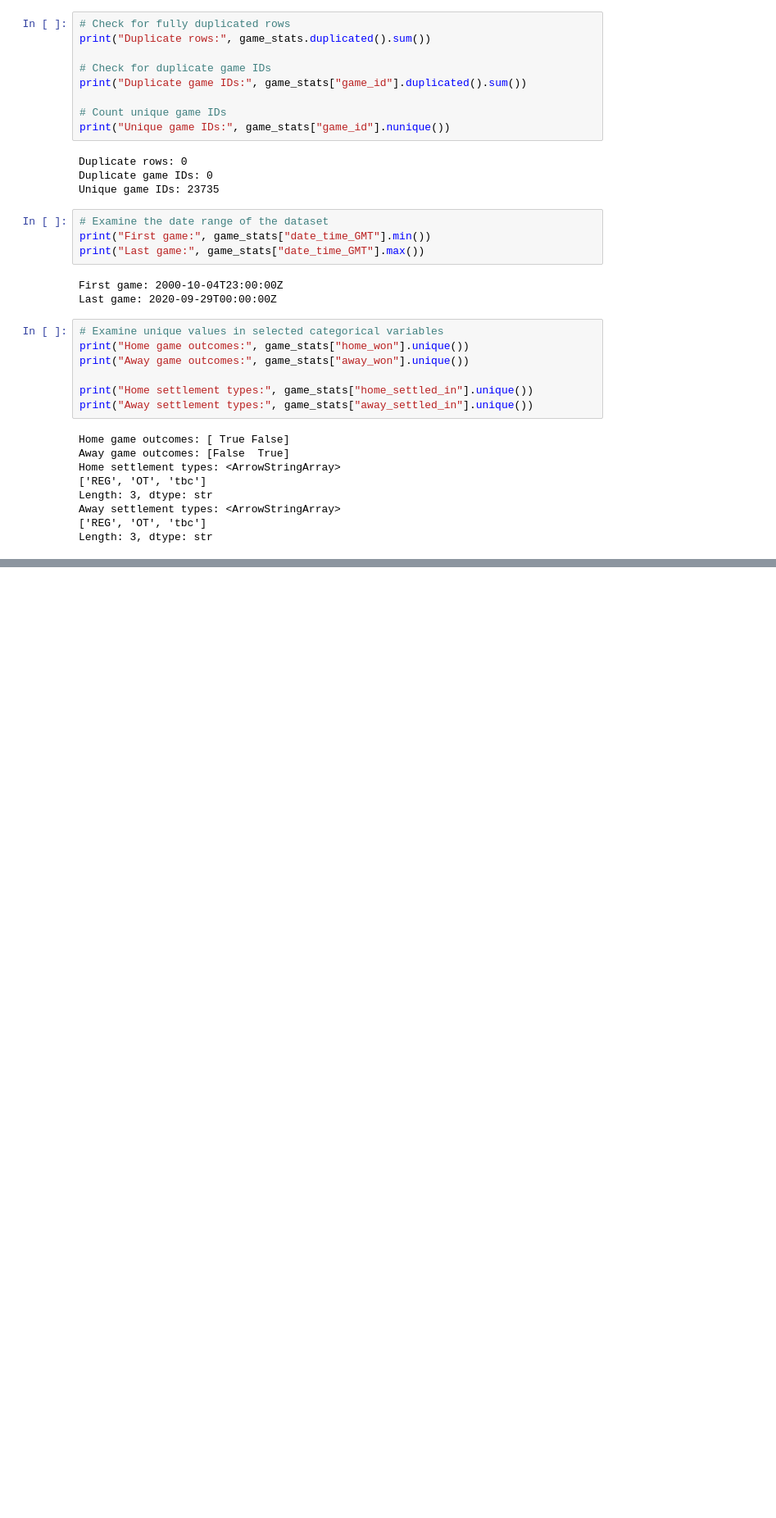
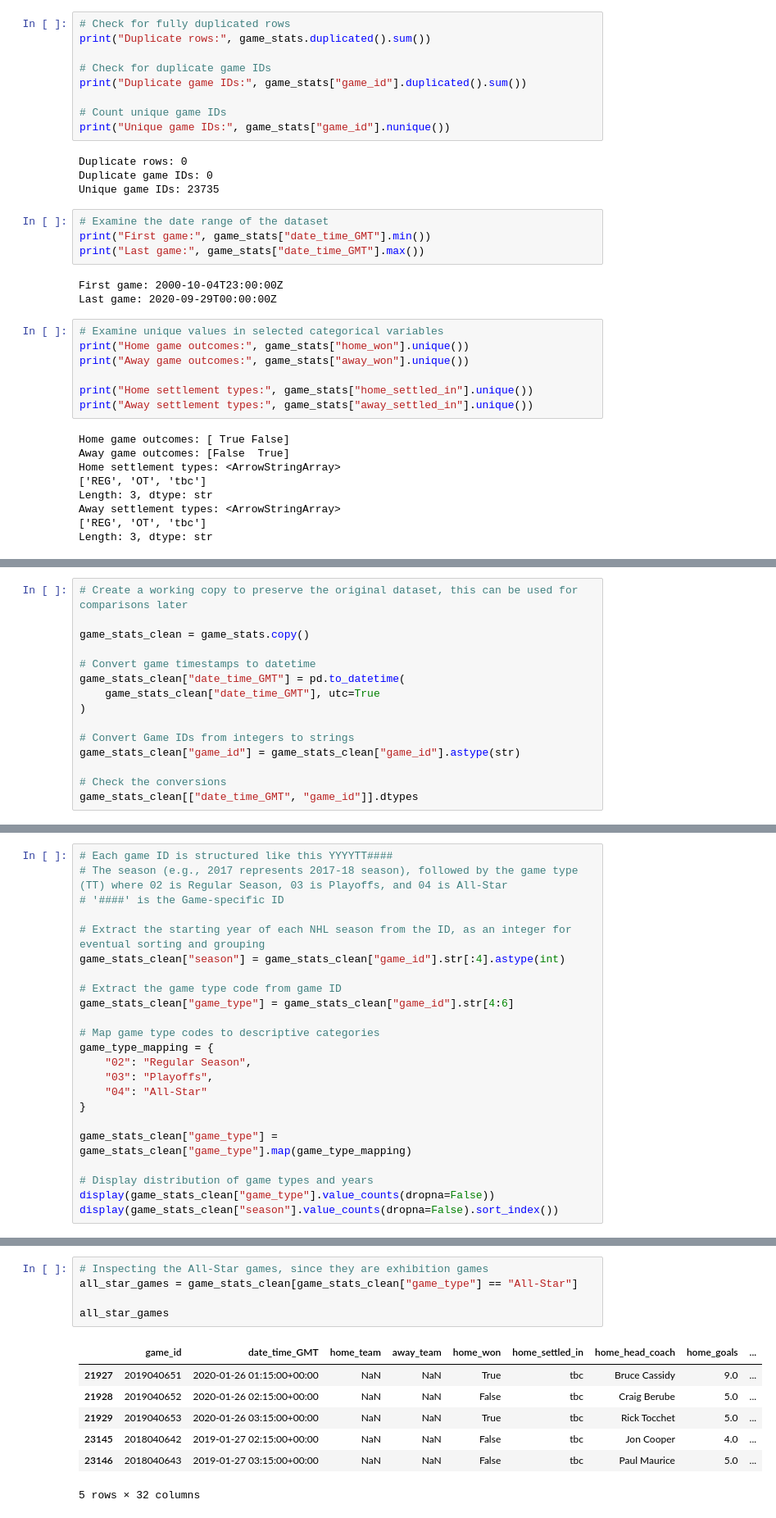
Before and after one commit to jbenigeriBU/DX602-Final-Project, a Jupyter notebook: DX602_Final_Project.ipynb, the cells around one changed output, grey strips where cells are left out. Shown at 82% size. Drawn from its saved outputs; the diff is of its cells as text; blank space fills up the shorter version.

```diff
--- a/DX602_Final_Project.ipynb
+++ b/DX602_Final_Project.ipynb
@@ -161,0 +166,15 @@ Our next steps in Section 3 are to investigate and handle the missing values, co
+# %%
+# Create a working copy to preserve the original dataset, this can be used for comparisons later
+
+game_stats_clean = game_stats.copy()
+
+# Convert game timestamps to datetime
+game_stats_clean["date_time_GMT"] = pd.to_datetime(
+    game_stats_clean["date_time_GMT"], utc=True
+)
+
+# Convert Game IDs from integers to strings
+game_stats_clean["game_id"] = game_stats_clean["game_id"].astype(str)
+
+# Check the conversions
+game_stats_clean[["date_time_GMT", "game_id"]].dtypes
@@ -161,0 +189,23 @@ Our next steps in Section 3 are to investigate and handle the missing values, co
+# %%
+# Each game ID is structured like this YYYYTT####
+# The season (e.g., 2017 represents 2017-18 season), followed by the game type (TT) where 02 is Regular Season, 03 is Playoffs, and 04 is All-Star
+# '####' is the Game-specific ID
+
+# Extract the starting year of each NHL season from the ID, as an integer for eventual sorting and grouping
+game_stats_clean["season"] = game_stats_clean["game_id"].str[:4].astype(int)
+
+# Extract the game type code from game ID
+game_stats_clean["game_type"] = game_stats_clean["game_id"].str[4:6]
+
+# Map game type codes to descriptive categories
+game_type_mapping = {
+    "02": "Regular Season",
+    "03": "Playoffs",
+    "04": "All-Star"
+}
+
+game_stats_clean["game_type"] = game_stats_clean["game_type"].map(game_type_mapping)
+
+# Display distribution of game types and years
+display(game_stats_clean["game_type"].value_counts(dropna=False))
+display(game_stats_clean["season"].value_counts(dropna=False).sort_index())
@@ -161,0 +235,13 @@ Our next steps in Section 3 are to investigate and handle the missing values, co
+# %%
+# Inspecting the All-Star games, since they are exhibition games
+all_star_games = game_stats_clean[game_stats_clean["game_type"] == "All-Star"]
+
+all_star_games
+# %% [output]
+|  | game_id | date_time_GMT | home_team | away_team | home_won | home_settled_in | home_head_coach | home_goals | ... |
+| 21927 | 2019040651 | 2020-01-26 01:15:00+00:00 | NaN | NaN | True | tbc | Bruce Cassidy | 9.0 | ... |
+| 21928 | 2019040652 | 2020-01-26 02:15:00+00:00 | NaN | NaN | False | tbc | Craig Berube | 5.0 | ... |
+| 21929 | 2019040653 | 2020-01-26 03:15:00+00:00 | NaN | NaN | True | tbc | Rick Tocchet | 5.0 | ... |
+| 23145 | 2018040642 | 2019-01-27 02:15:00+00:00 | NaN | NaN | False | tbc | Jon Cooper | 4.0 | ... |
+| 23146 | 2018040643 | 2019-01-27 03:15:00+00:00 | NaN | NaN | False | tbc | Paul Maurice | 5.0 | ... |
+5 rows × 32 columns
```
Also changed, not shown: parts of 40 cells of this notebook.
